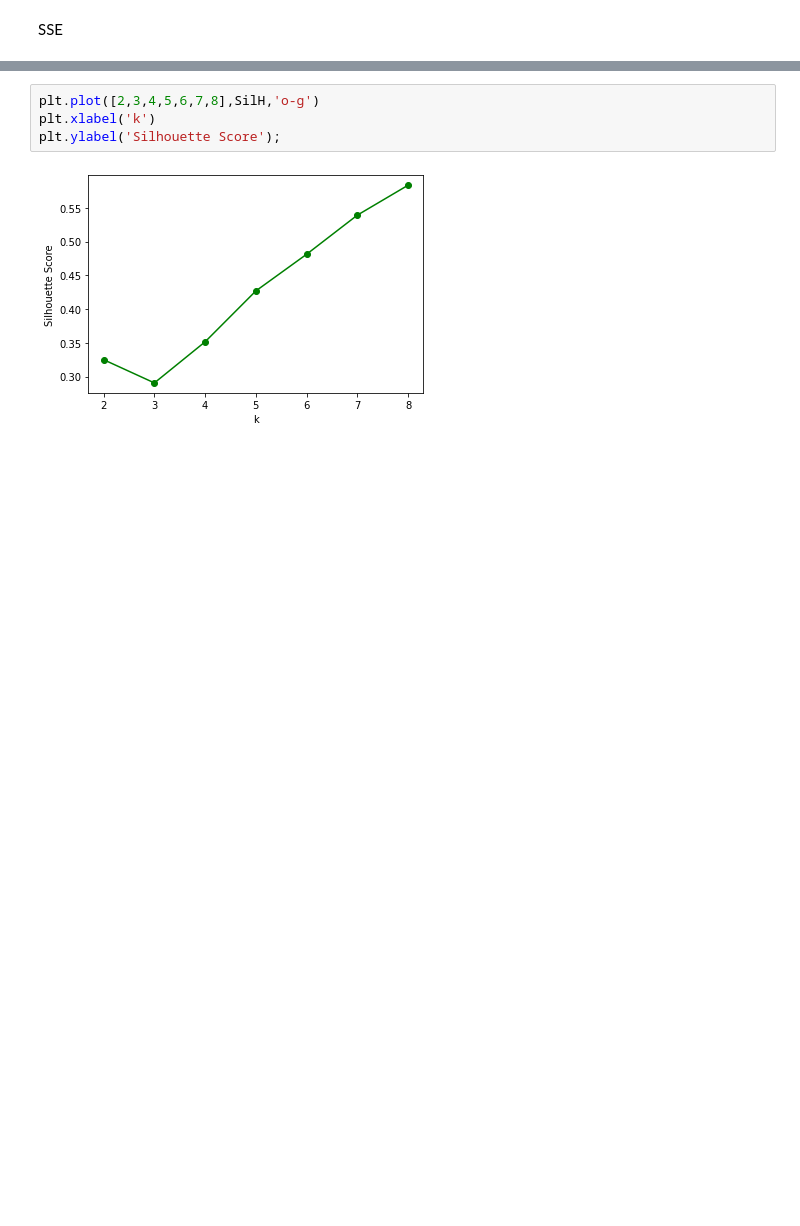
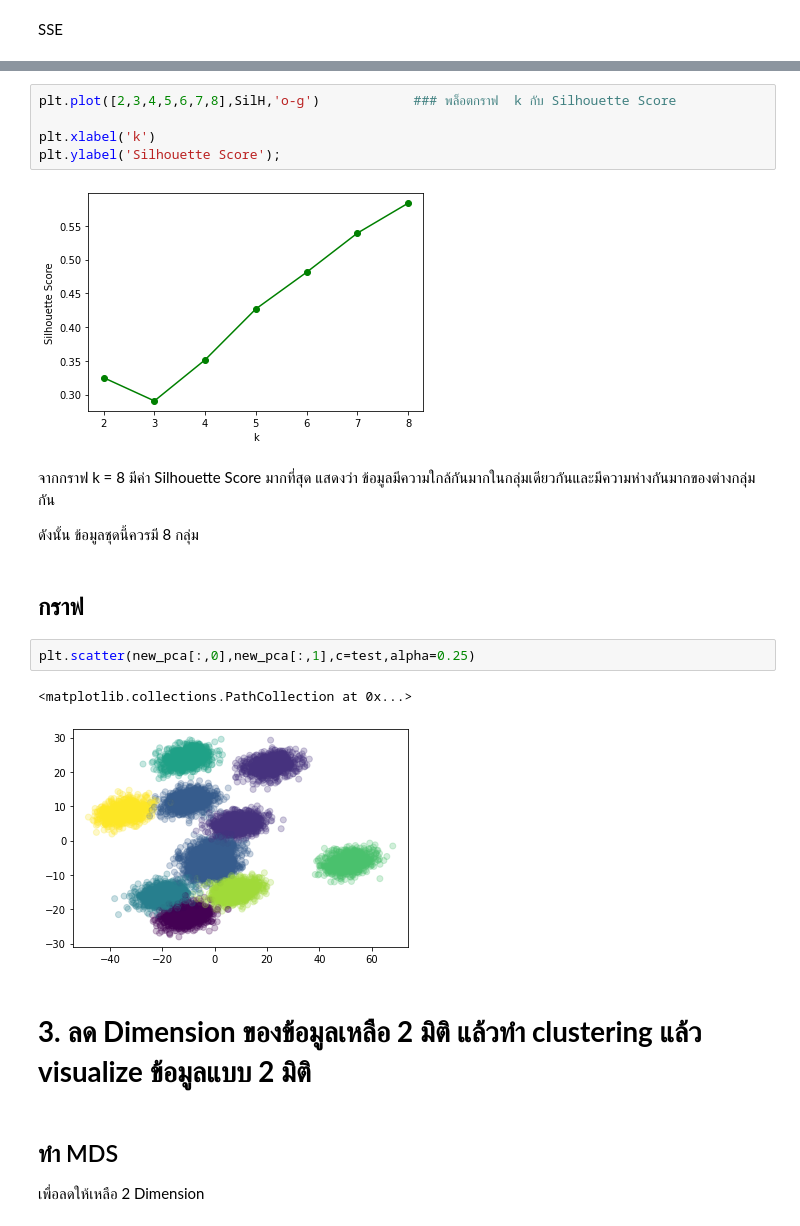
Before and after one commit to jittakorn-ch/multivariate, a Jupyter notebook: Multivariate_Exam.ipynb, the cells around one changed output, grey strips where cells are left out. Saved outputs shown, nothing was run; the diff lists cells and outputs as text; blank space fills up the shorter version.

```diff
--- a/Multivariate_Exam.ipynb
+++ b/Multivariate_Exam.ipynb
@@ -167,6 +207,24 @@ for k in [2,3,4,5,6,7,8]:
 # %%
-plt.plot([2,3,4,5,6,7,8],SilH,'o-g')
+plt.plot([2,3,4,5,6,7,8],SilH,'o-g')            ### พล็อตกราฟ  k กับ Silhouette Score
+
 plt.xlabel('k')
 plt.ylabel('Silhouette Score');
 # %% [output]
 [figure]
+# %% [markdown]
+จากกราฟ k = 8 มีค่า Silhouette Score มากที่สุด แสดงว่า ข้อมูลมีความใกล้กันมากในกลุ่มเดียวกันและมีความห่างกันมากของต่างกลุ่มกัน
+
+ดังนั้น ข้อมูลชุดนี้ควรมี 8 กลุ่ม
+# %% [markdown]
+## กราฟ
+# %%
+plt.scatter(new_pca[:,0],new_pca[:,1],c=test,alpha=0.25)
+# %% [output]
+<matplotlib.collections.PathCollection at 0x...>
+[figure, added]
+# %% [markdown]
+# **3. ลด Dimension ของข้อมูลเหลือ 2 มิติ แล้วทำ clustering แล้ว visualize ข้อมูลแบบ 2 มิติ**
+# %% [markdown]
+## ทำ MDS
+
+เพื่อลดให้เหลือ 2 Dimension
```
Also changed, not shown: parts of 22 cells of this notebook.
